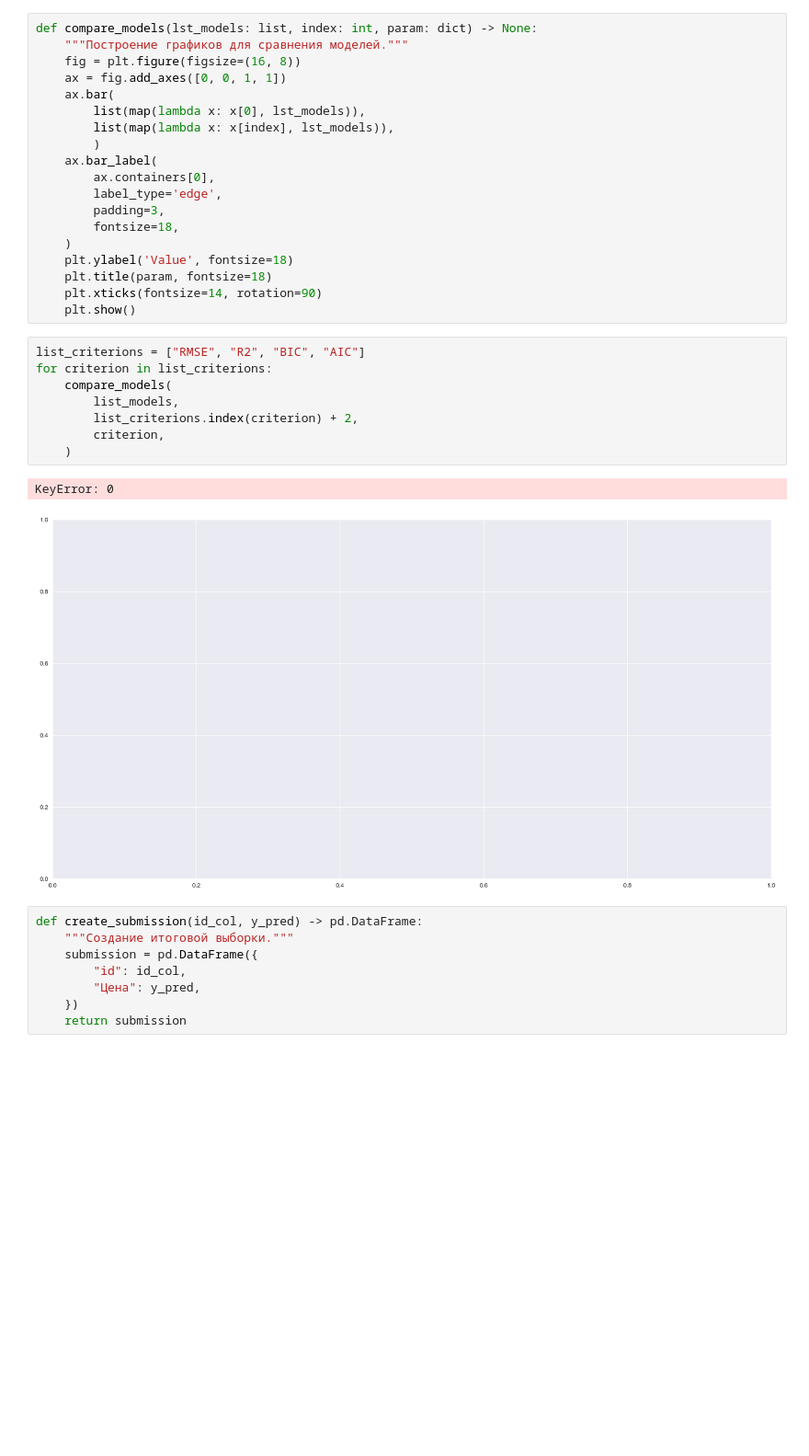
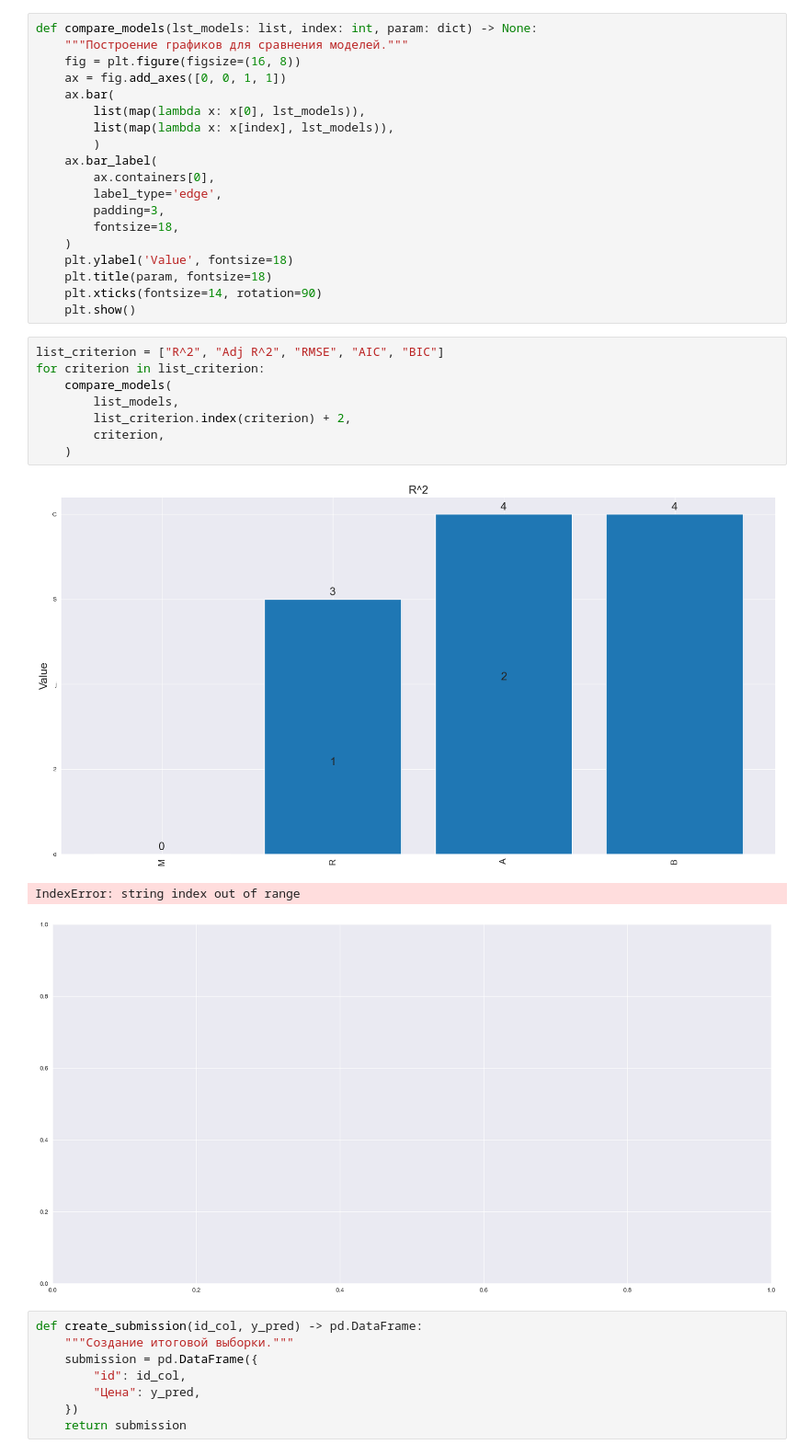
Before and after one commit to fongradnastya/data_analysis3, a Jupyter notebook: notebooks/work3.ipynb, the cells around one changed output. Shown: that part at 92% size. Cells and saved outputs as stored; diff of their text form; blank space fills up the shorter version.

```diff
--- a/notebooks/work3.ipynb
+++ b/notebooks/work3.ipynb
@@ -693,16 +769,17 @@ def compare_models(lst_models: list, index: int, param: dict) -> None:
     plt.xticks(fontsize=14, rotation=90)
     plt.show()
 # %%
-list_criterions = ["RMSE", "R2", "BIC", "AIC"]
-for criterion in list_criterions:
+list_criterion = ["R^2", "Adj R^2", "RMSE", "AIC", "BIC"]
+for criterion in list_criterion:
     compare_models(
         list_models,
-        list_criterions.index(criterion) + 2,
+        list_criterion.index(criterion) + 2,
         criterion,
     )
 # %% [output]
+[figure, new version]
-KeyError: 0
+IndexError: string index out of range
-[figure, old version]
+[figure, added]
 # %%
 def create_submission(id_col, y_pred) -> pd.DataFrame:
     """Создание итоговой выборки."""
```
Also changed, not shown: parts of 19 cells of this notebook.
